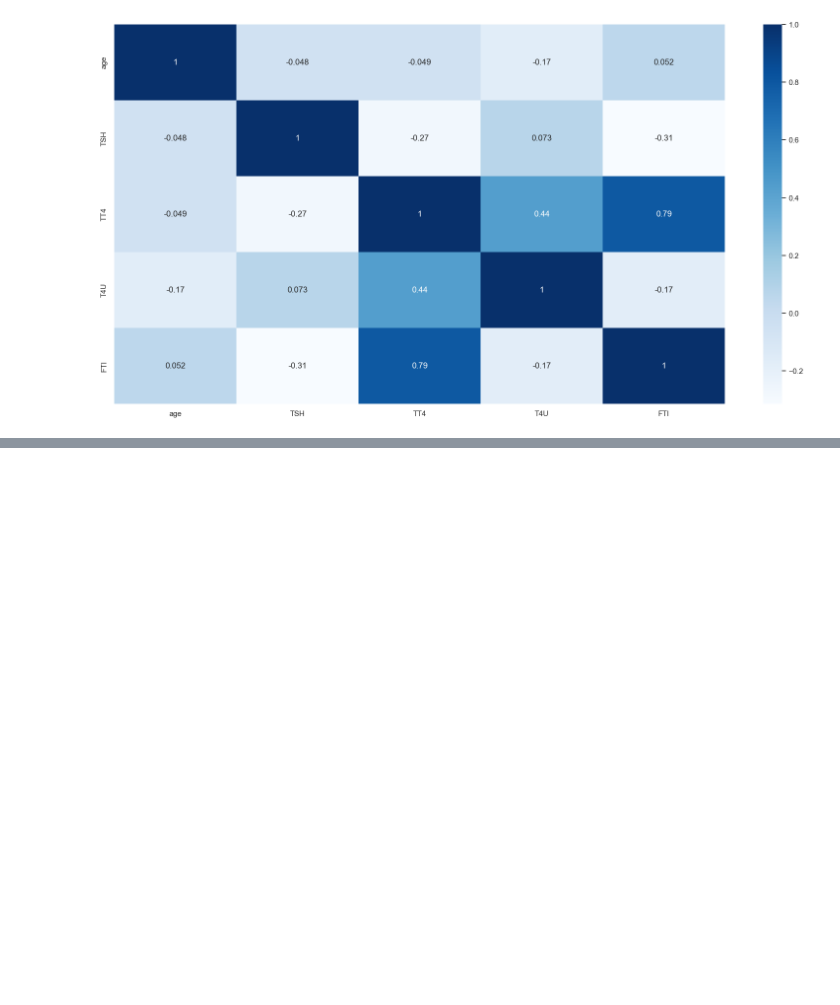
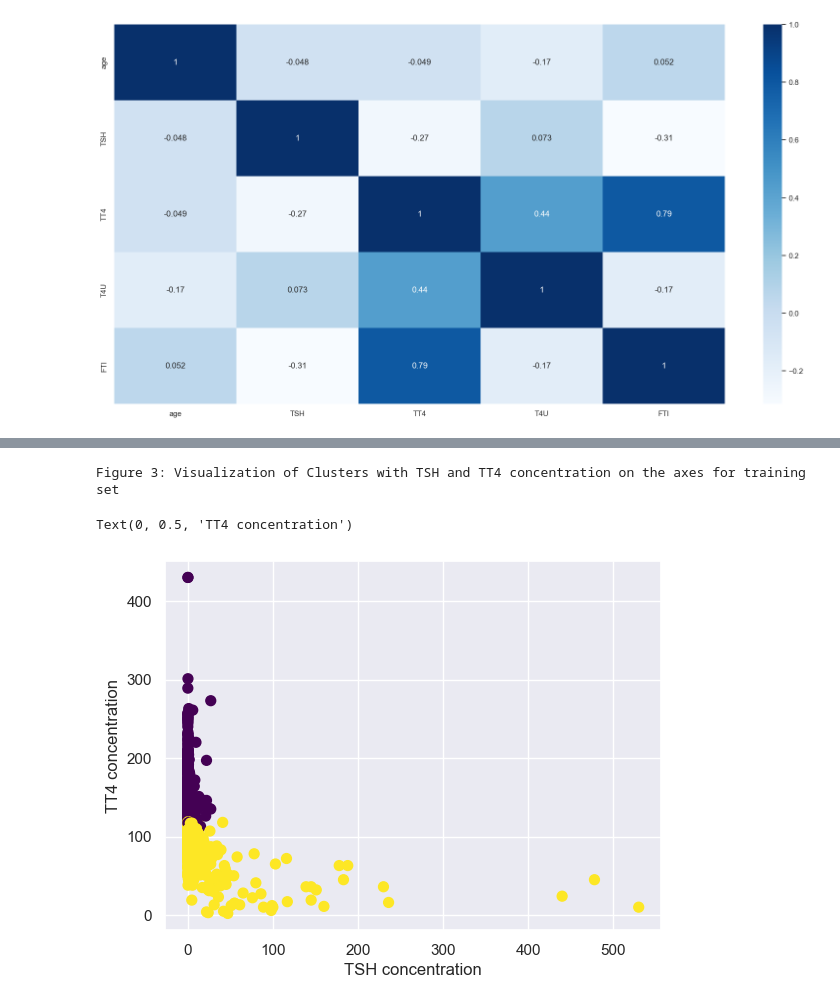
Before and after one commit to DSCI-310-2023/dsci-310-group-17, a Jupyter notebook: analysis.ipynb, the cells around one changed output, grey strips where cells are left out. Saved outputs shown, nothing was run; the diff lists cells and outputs as text; code cells hidden in the pictures; blank space fills up the shorter version.

```diff
--- a/analysis.ipynb
+++ b/analysis.ipynb
@@ -151,0 +175,15 @@ Figure 2: Realization of class counts
+# %%
+## Preprocessing data
+onehot = ['sex', 'on thyroxine', 'query on thyroxine', 'on antithyroid medication', 'sick', 'pregnant', 'thyroid surgery',
+            'I131 treatment', 'query hypothyroid', 'query hyperthyroid', 'lithium', 'goitre', 'tumor', 'psych',
+           'hypopituitary']
+numeric = ['age', 'TSH', 'TT4', 'T4U', 'FTI']
+# %%
+ct = make_column_transformer(
+    (StandardScaler(), numeric),
+    (OneHotEncoder(handle_unknown = 'ignore'), onehot)
+)
+# %%
+transformed_X_train = ct.fit_transform(X_train)
+transformed_X_test = ct.transform(X_test)
+transformed_X_test
@@ -151,0 +204,14 @@ Figure 2: Realization of class counts
+# %%
+## Creating Kmeans classifier
+kmeans = KMeans(n_clusters = 2)
+kmeans.fit(transformed_X_train)
+train_preds = kmeans.predict(transformed_X_train)
+# %%
+print("Figure 3: Visualization of Clusters with TSH and TT4 concentration on the axes for training set")
+plt.scatter(X_train["TSH"], X_train["TT4"], c=train_preds, s=50, cmap='viridis')
+plt.xlabel("TSH concentration")
+plt.ylabel("TT4 concentration")
+# %% [output]
+Figure 3: Visualization of Clusters with TSH and TT4 concentration on the axes for training set
+Text(0, 0.5, 'TT4 concentration')
+[figure, added]
```
Also changed, not shown: parts of 11 cells of this notebook.
